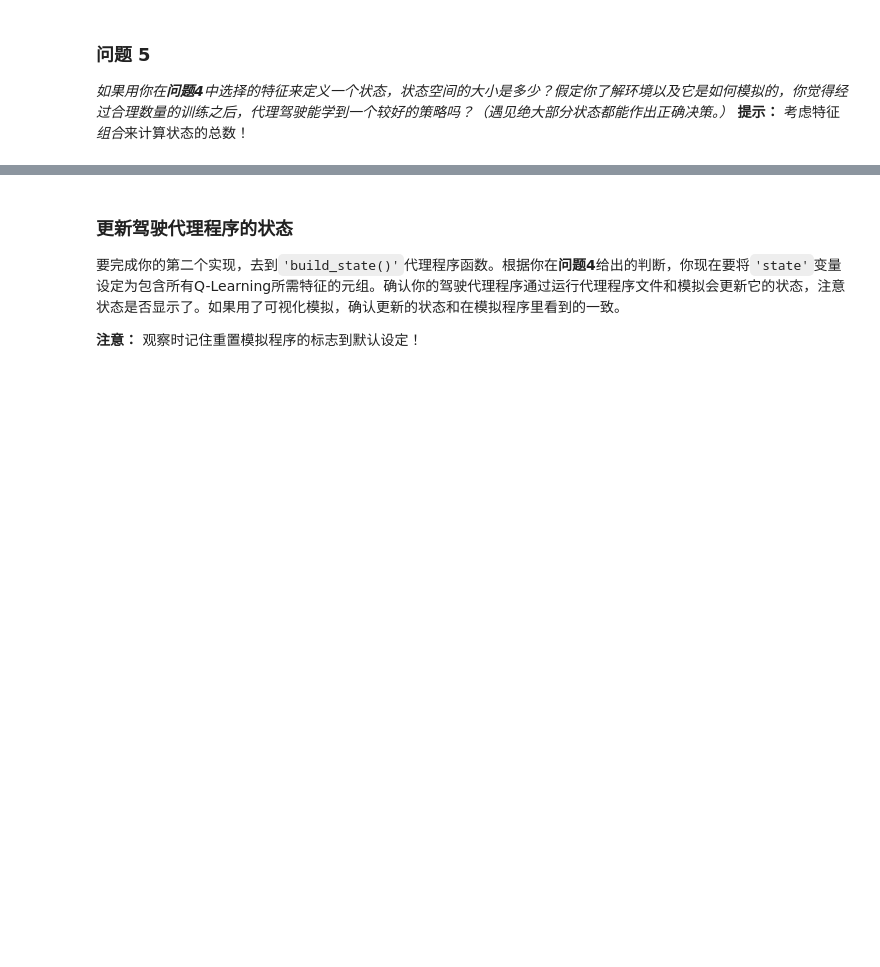
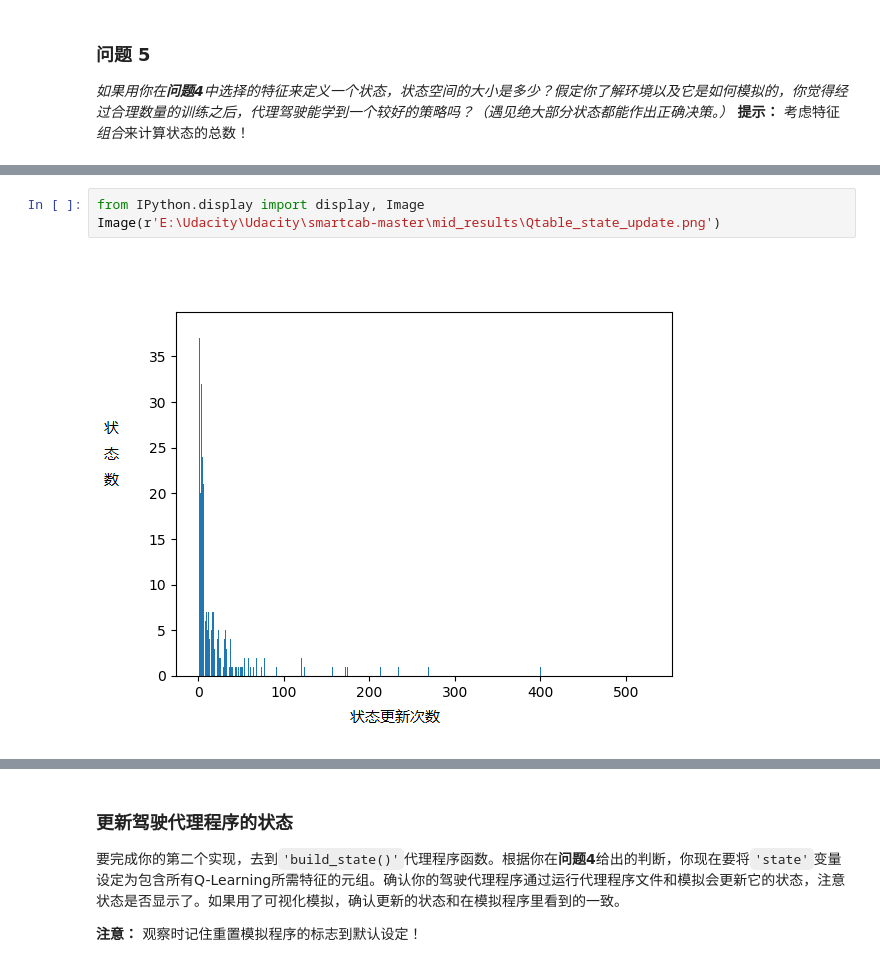
Before and after one commit to Lcmasdf/Udacity, a Jupyter notebook: smartcab-master/smartcab.ipynb, the cells around one changed output, grey strips where cells are left out. Cells and saved outputs as stored; diff of their text form; blank space fills up the shorter version.

```diff
--- a/smartcab-master/smartcab.ipynb
+++ b/smartcab-master/smartcab.ipynb
@@ -145,0 +157,5 @@ waypoint有三种取值，input.lights有两种取值，input.oncoming,input.lef
+# %%
+from IPython.display import display, Image
+Image(r'E:\Udacity\Udacity\smartcab-master\mid_results\Qtable_state_update.png')
+# %% [output]
+[figure, added]
```
Also changed, not shown: parts of 10 cells of this notebook, 16 other files.
